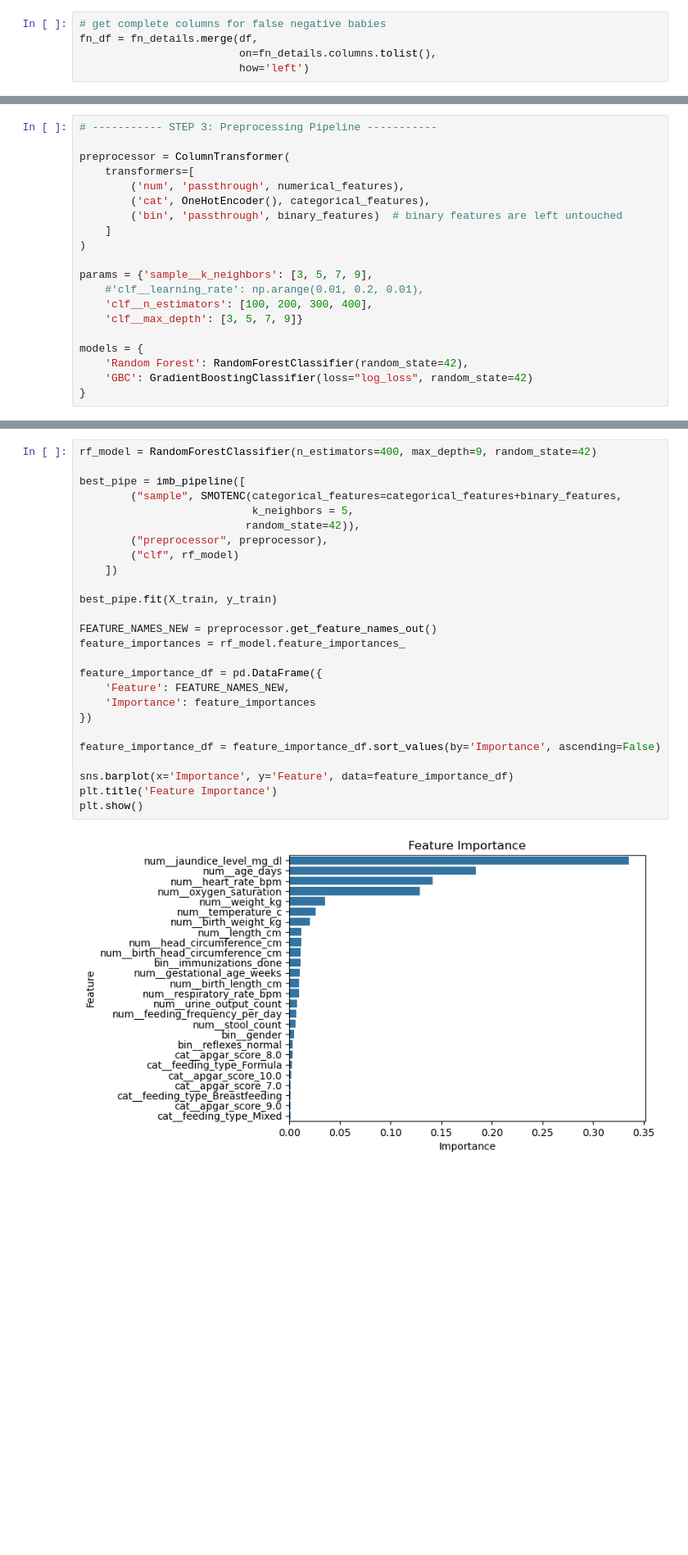
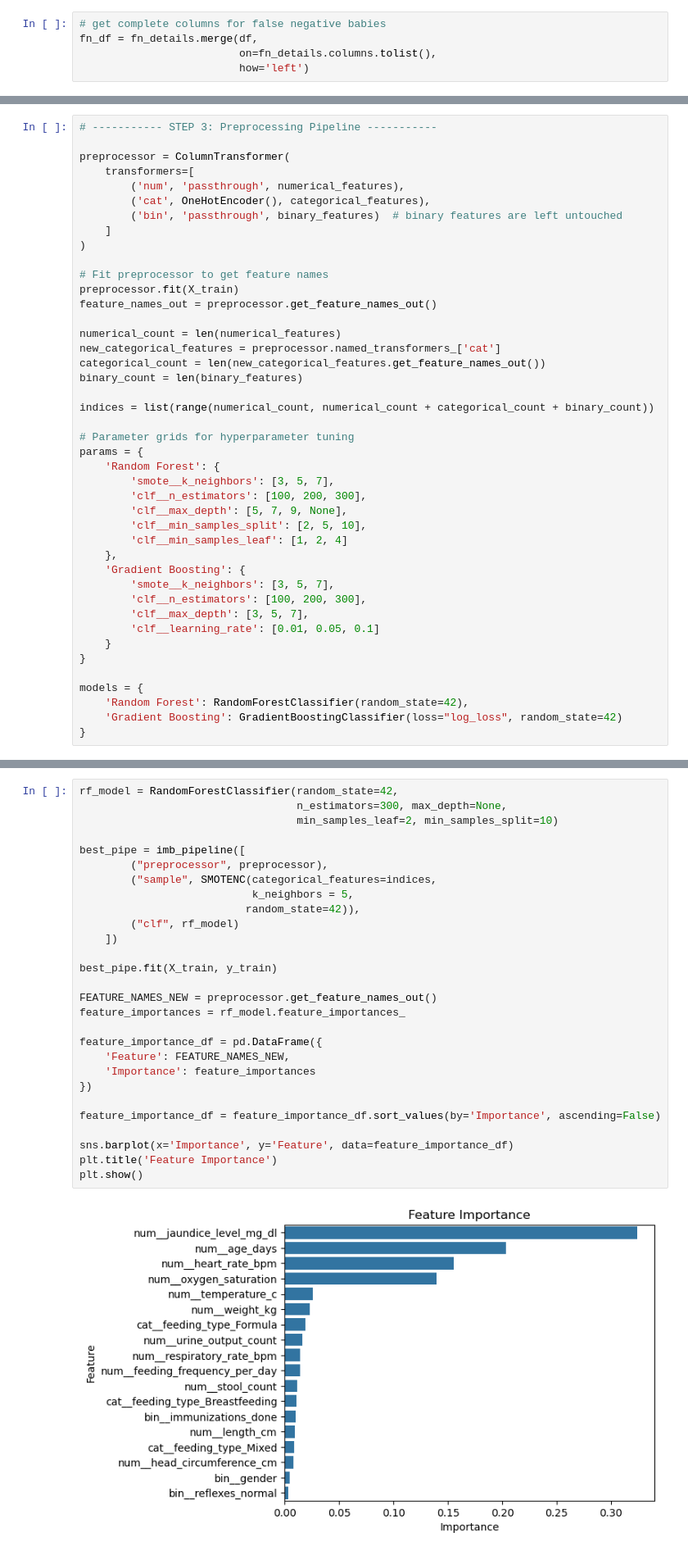
Before and after one commit to R-Vel/ML_Lab2, a Jupyter notebook: fiana_new_model.ipynb, the cells around one changed output, grey strips where cells are left out. Shown: that part at 82% size. Saved outputs shown, nothing was run; the diff lists cells and outputs as text; blank space fills up the shorter version.

Commit message:
new proposed methods but jaundice still leading in both. prefer fiana_new_model

```diff
--- a/fiana_new_model.ipynb
+++ b/fiana_new_model.ipynb
@@ -77,14 +95,37 @@ preprocessor = ColumnTransformer(
     ]
 )
 
-params = {'sample__k_neighbors': [3, 5, 7, 9],
-    #'clf__learning_rate': np.arange(0.01, 0.2, 0.01),
-    'clf__n_estimators': [100, 200, 300, 400],
-    'clf__max_depth': [3, 5, 7, 9]}
+# Fit preprocessor to get feature names
+preprocessor.fit(X_train)
+feature_names_out = preprocessor.get_feature_names_out()
+
+numerical_count = len(numerical_features)
+new_categorical_features = preprocessor.named_transformers_['cat']
+categorical_count = len(new_categorical_features.get_feature_names_out())
+binary_count = len(binary_features)
+
+indices = list(range(numerical_count, numerical_count + categorical_count + binary_count))
+
+# Parameter grids for hyperparameter tuning
+params = {
+    'Random Forest': {
+        'smote__k_neighbors': [3, 5, 7],
+        'clf__n_estimators': [100, 200, 300],
+        'clf__max_depth': [5, 7, 9, None],
+        'clf__min_samples_split': [2, 5, 10],
+        'clf__min_samples_leaf': [1, 2, 4]
+    },
+    'Gradient Boosting': {
+        'smote__k_neighbors': [3, 5, 7],
+        'clf__n_estimators': [100, 200, 300],
+        'clf__max_depth': [3, 5, 7],
+        'clf__learning_rate': [0.01, 0.05, 0.1]
+    }
+}
 
 models = {
     'Random Forest': RandomForestClassifier(random_state=42),
-    'GBC': GradientBoostingClassifier(loss="log_loss", random_state=42)
+    'Gradient Boosting': GradientBoostingClassifier(loss="log_loss", random_state=42)
 }
 # %%
 results = []
@@ -142,31 +214,33 @@ GBC
 # %%
-rf_model = RandomForestClassifier(n_estimators=400, max_depth=9, random_state=42)
+rf_model = RandomForestClassifier(random_state=42,
+                                  n_estimators=300, max_depth=None,
+                                  min_samples_leaf=2, min_samples_split=10)
 
 best_pipe = imb_pipeline([
-        ("sample", SMOTENC(categorical_features=categorical_features+binary_features,
+        ("preprocessor", preprocessor),
+        ("sample", SMOTENC(categorical_features=indices,
                            k_neighbors = 5,
                           random_state=42)),
-        ("preprocessor", preprocessor),
         ("clf", rf_model)
     ])
 
 best_pipe.fit(X_train, y_train)
 
 FEATURE_NAMES_NEW = preprocessor.get_feature_names_out()
 feature_importances = rf_model.feature_importances_
 
 feature_importance_df = pd.DataFrame({
     'Feature': FEATURE_NAMES_NEW,
     'Importance': feature_importances
 })
 
 feature_importance_df = feature_importance_df.sort_values(by='Importance', ascending=False)
 
 sns.barplot(x='Importance', y='Feature', data=feature_importance_df)
 plt.title('Feature Importance')
 plt.show()
 # %% [output]
-[figure, old version]
+[figure, new version]
 # %%
 y_train_pred = best_pipe.predict(X_train)
 y_test_pred = best_pipe.predict(X_test)
```
Also changed, not shown: parts of 4 cells of this notebook, 1 other file.
